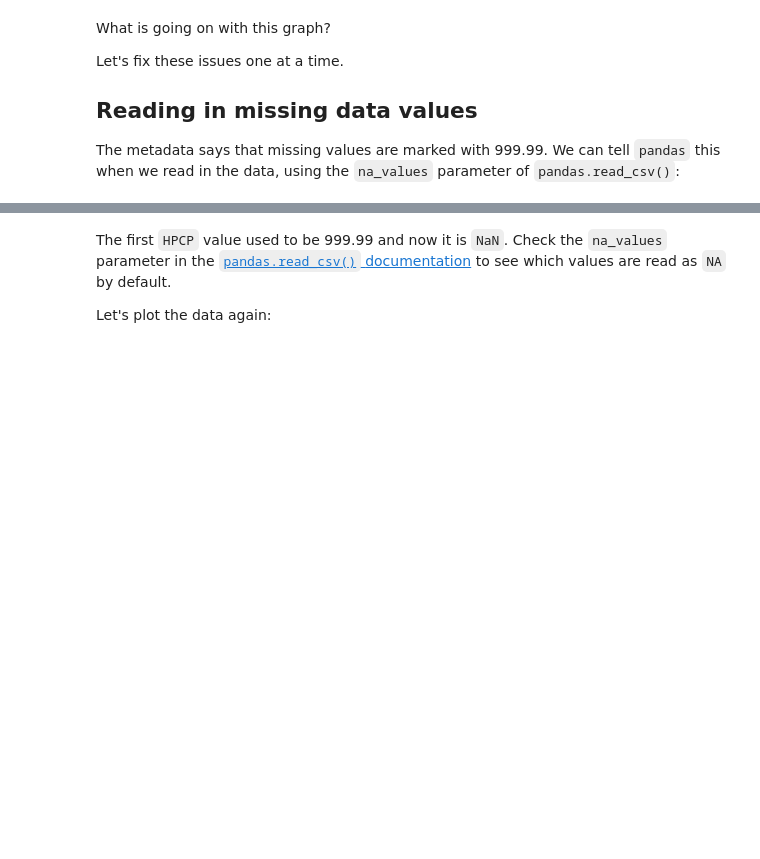
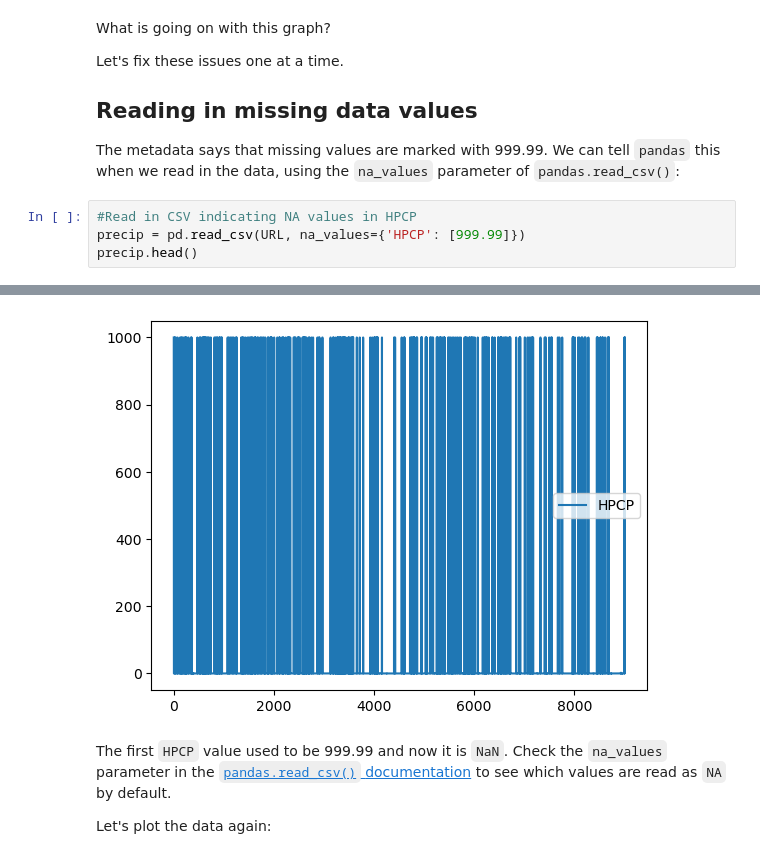
Before and after one commit to eowen19/eds220-in-class, a Jupyter notebook: week-3-time-series.ipynb, the cells around one changed output, grey strips where cells are left out. Drawn from its saved outputs; the diff is of its cells as text; blank space fills up the shorter version.

```diff
--- a/week-3-time-series.ipynb
+++ b/week-3-time-series.ipynb
@@ -64,3 +94,8 @@ Let's fix these issues one at a time.
 ## Reading in missing data values
 
 The metadata says that missing values are marked with 999.99. We can tell `pandas` this when we read in the data, using the `na_values` parameter of `pandas.read_csv()`:
+# %%
+#Read in CSV indicating NA values in HPCP
+precip = pd.read_csv(URL, na_values={'HPCP': [999.99]})
+precip.head()
+# %% [output]
@@ -67,3 +108,4 @@ The metadata says that missing values are marked with 999.99. We can tell `panda
+[figure, added]
 # %% [markdown]
 The first `HPCP` value used to be 999.99 and now it is `NaN`. Check the `na_values` parameter in the [`pandas.read_csv()` documentation](https://pandas.pydata.org/docs/reference/api/pandas.read_csv.html) to see which values are read as `NA` by default.
 
```
Also changed, not shown: parts of 20 cells of this notebook.
